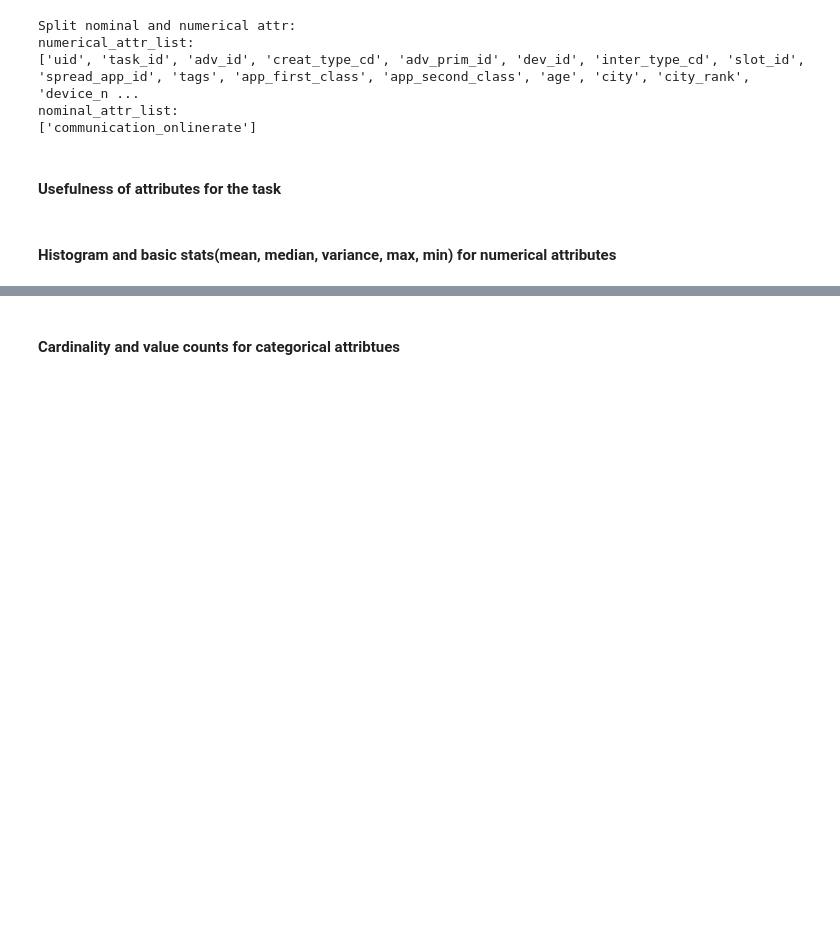
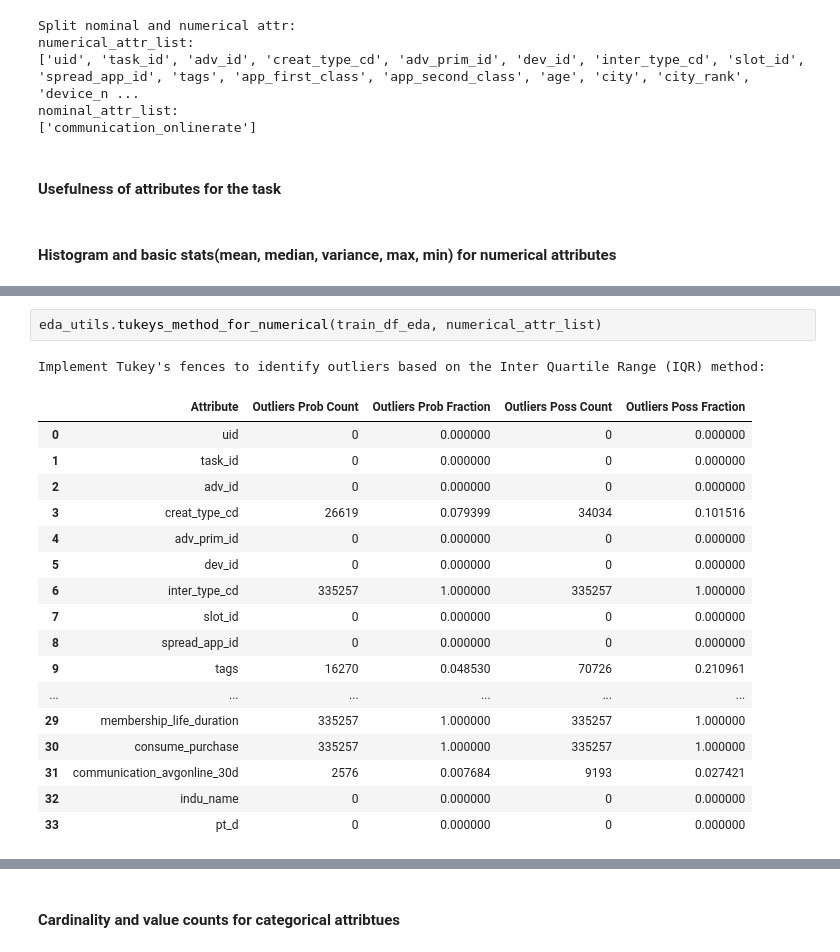
Before and after one commit to LiyangSong/Advertisement-CTR-Prediction, a Jupyter notebook: jupyter/eda.ipynb, the cells around one changed output, grey strips where cells are left out. Cells and saved outputs as stored; diff of their text form; blank space fills up the shorter version.

```diff
--- a/jupyter/eda.ipynb
+++ b/jupyter/eda.ipynb
@@ -114,0 +124,21 @@ nominal_attr_list:
+# %%
+eda_utils.tukeys_method_for_numerical(train_df_eda, numerical_attr_list)
+# %% [output]
+Implement Tukey's fences to identify outliers based on the Inter Quartile Range (IQR) method:
+|  | Attribute | Outliers Prob Count | Outliers Prob Fraction | Outliers Poss Count | Outliers Poss Fraction |
+| 0 | uid | 0 | 0.000000 | 0 | 0.000000 |
+| 1 | task_id | 0 | 0.000000 | 0 | 0.000000 |
+| 2 | adv_id | 0 | 0.000000 | 0 | 0.000000 |
+| 3 | creat_type_cd | 26619 | 0.079399 | 34034 | 0.101516 |
+| 4 | adv_prim_id | 0 | 0.000000 | 0 | 0.000000 |
+| 5 | dev_id | 0 | 0.000000 | 0 | 0.000000 |
+| 6 | inter_type_cd | 335257 | 1.000000 | 335257 | 1.000000 |
+| 7 | slot_id | 0 | 0.000000 | 0 | 0.000000 |
+| 8 | spread_app_id | 0 | 0.000000 | 0 | 0.000000 |
+| 9 | tags | 16270 | 0.048530 | 70726 | 0.210961 |
+| ... | ... | ... | ... | ... | ... |
+| 29 | membership_life_duration | 335257 | 1.000000 | 335257 | 1.000000 |
+| 30 | consume_purchase | 335257 | 1.000000 | 335257 | 1.000000 |
+| 31 | communication_avgonline_30d | 2576 | 0.007684 | 9193 | 0.027421 |
+| 32 | indu_name | 0 | 0.000000 | 0 | 0.000000 |
+| 33 | pt_d | 0 | 0.000000 | 0 | 0.000000 |
```
Also changed, not shown: parts of 6 cells of this notebook, 1 other file.
